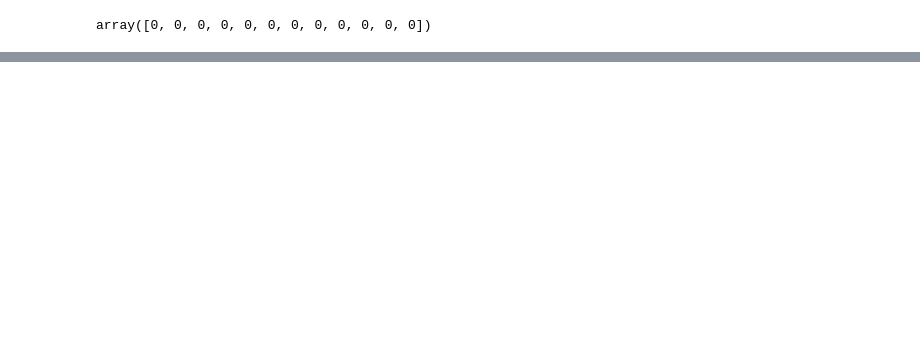
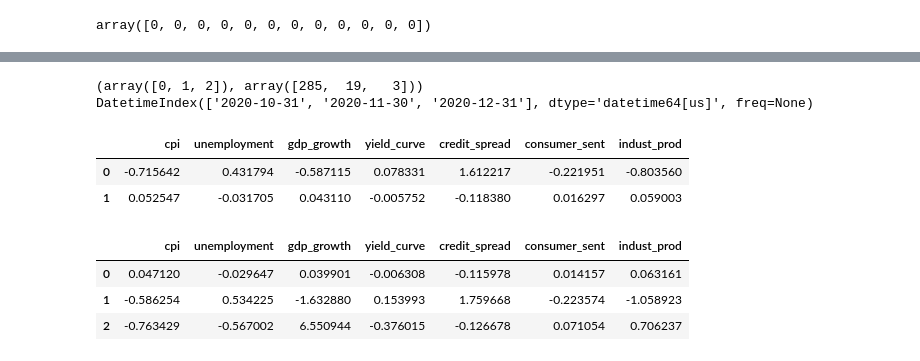
Before and after one commit to NamanSoni31/macro-regime-classifier, a Jupyter notebook: notebooks/02_regime_model.ipynb, the cells around one changed output, grey strips where cells are left out. Saved outputs shown, nothing was run; the diff lists cells and outputs as text; code cells hidden in the pictures; blank space fills up the shorter version.

```diff
--- a/notebooks/02_regime_model.ipynb
+++ b/notebooks/02_regime_model.ipynb
@@ -205,3 +260,25 @@ credit_spread    2.230000
 consumer_sent    0.300000
 indust_prod     -0.260300
 Name: 2017-01-31 00:00:00, dtype: float64
+# %%
+# Day 4 ->
+print(np.unique(k3_pred, return_counts= True))
+print(scaled_df.index[k3_pred == 2])
+# %% [output]
+(array([0, 1, 2]), array([285,  19,   3]))
+DatetimeIndex(['2020-10-31', '2020-11-30', '2020-12-31'], dtype='datetime64[us]', freq=None)
+# %%
+k2_profile = scaled_df.groupby(k2_pred).mean()
+k2_profile
+# %% [output]
+|  | cpi | unemployment | gdp_growth | yield_curve | credit_spread | consumer_sent | indust_prod |
+| 0 | -0.715642 | 0.431794 | -0.587115 | 0.078331 | 1.612217 | -0.221951 | -0.803560 |
+| 1 | 0.052547 | -0.031705 | 0.043110 | -0.005752 | -0.118380 | 0.016297 | 0.059003 |
+# %%
+k3_profile = scaled_df.groupby(k3_pred).mean()
+k3_profile
+# %% [output]
+|  | cpi | unemployment | gdp_growth | yield_curve | credit_spread | consumer_sent | indust_prod |
+| 0 | 0.047120 | -0.029647 | 0.039901 | -0.006308 | -0.115978 | 0.014157 | 0.063161 |
+| 1 | -0.586254 | 0.534225 | -1.632880 | 0.153993 | 1.759668 | -0.223574 | -1.058923 |
+| 2 | -0.763429 | -0.567002 | 6.550944 | -0.376015 | -0.126678 | 0.071054 | 0.706237 |
```
Also changed, not shown: parts of 20 cells of this notebook, 5 other files.
